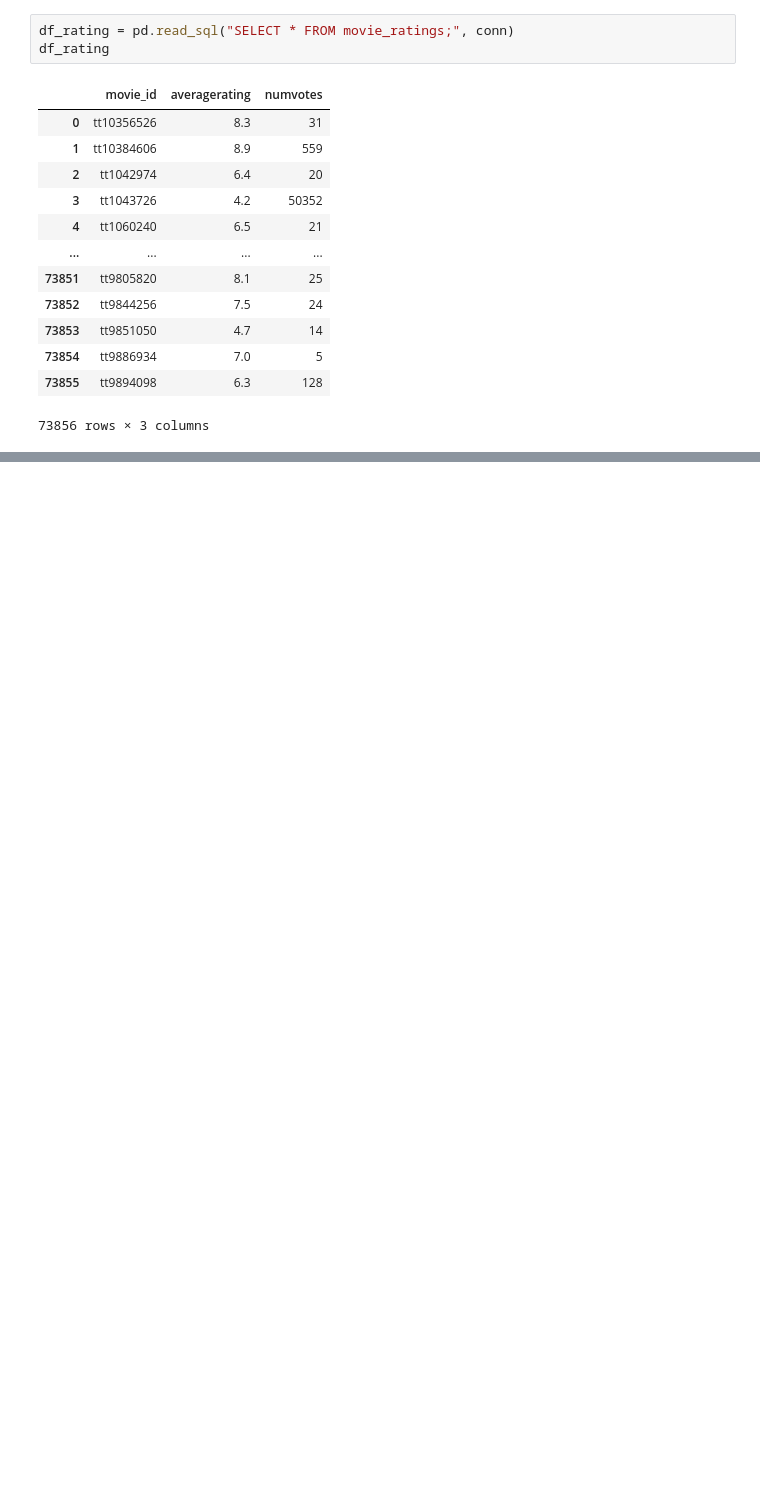
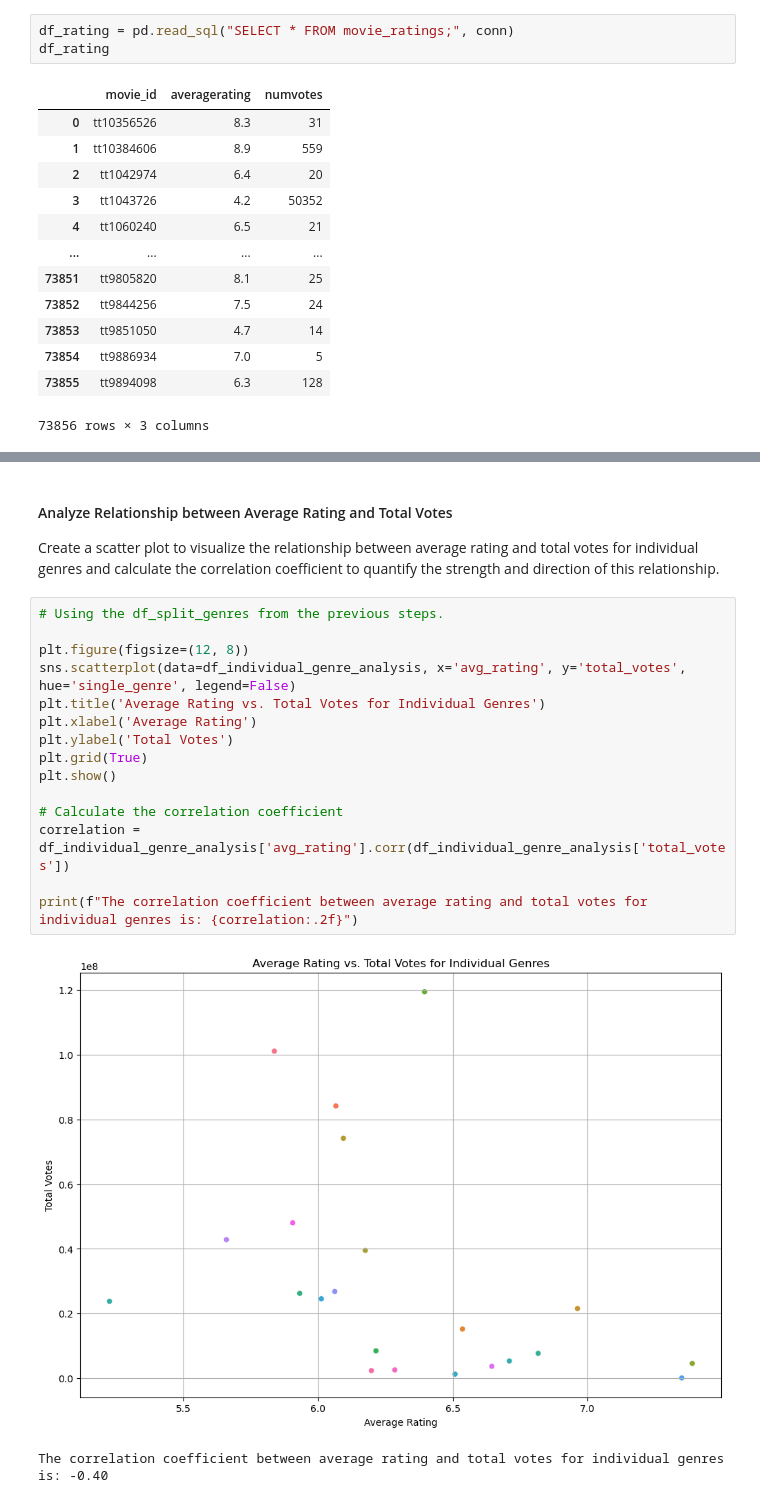
Before and after one commit to pmbatha254/dsc-phase-2-project-v3-group2, a Jupyter notebook: student.ipynb, the cells around one changed output, grey strips where cells are left out. Saved outputs shown, nothing was run; the diff lists cells and outputs as text; blank space fills up the shorter version.

```diff
--- a/student.ipynb
+++ b/student.ipynb
@@ -221,0 +525,21 @@ df_directors
+# %% [markdown]
+#### Analyze Relationship between Average Rating and Total Votes
+Create a scatter plot to visualize the relationship between average rating and total votes for individual genres and calculate the correlation coefficient to quantify the strength and direction of this relationship.
+# %%
+# Using the df_split_genres from the previous steps.
+
+plt.figure(figsize=(12, 8))
+sns.scatterplot(data=df_individual_genre_analysis, x='avg_rating', y='total_votes', hue='single_genre', legend=False)
+plt.title('Average Rating vs. Total Votes for Individual Genres')
+plt.xlabel('Average Rating')
+plt.ylabel('Total Votes')
+plt.grid(True)
+plt.show()
+
+# Calculate the correlation coefficient
+correlation = df_individual_genre_analysis['avg_rating'].corr(df_individual_genre_analysis['total_votes'])
+
+print(f"The correlation coefficient between average rating and total votes for individual genres is: {correlation:.2f}")
+# %% [output]
+[figure, added]
+The correlation coefficient between average rating and total votes for individual genres is: -0.40
```
Also changed, not shown: parts of 93 cells of this notebook.
